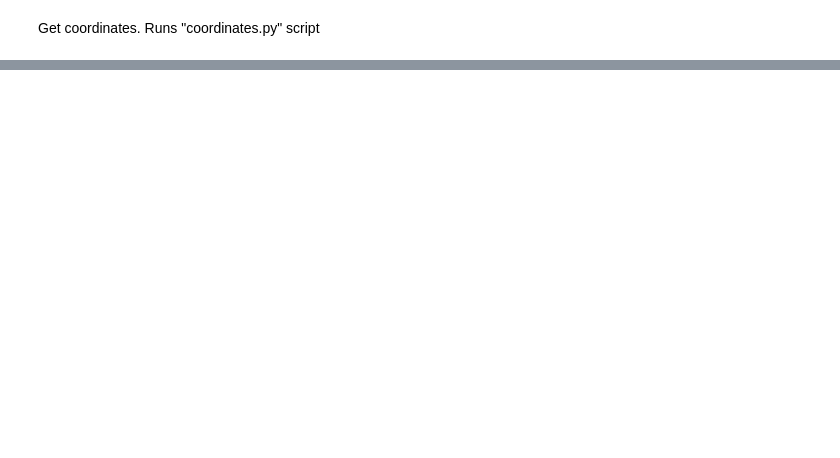
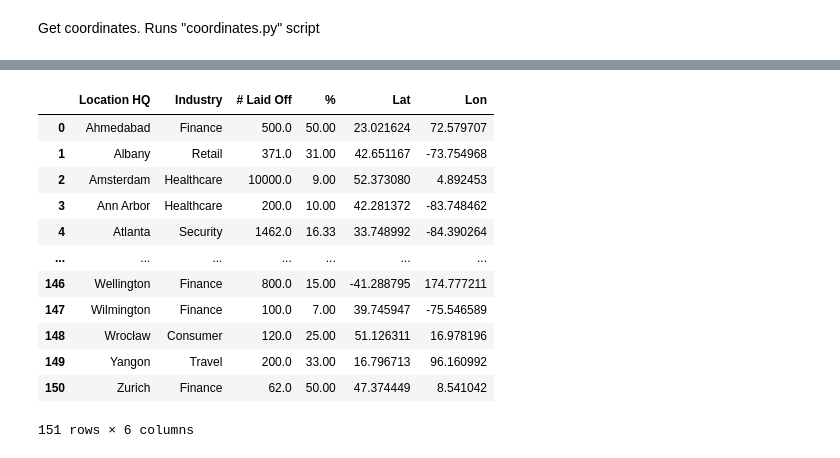
Before and after one commit to MIT-Emerging-Talent/2024-group-02-cdsp, a Jupyter notebook: data_analysis/map.ipynb, the cells around one changed output, grey strips where cells are left out. Saved outputs shown, nothing was run; the diff lists cells and outputs as text; code cells hidden in the pictures; blank space fills up the shorter version.

```diff
--- a/data_analysis/map.ipynb
+++ b/data_analysis/map.ipynb
@@ -48,0 +67,20 @@ p_fig.show()
+# %%
+max_index_n = ind_grouped_data.groupby("Location HQ")["# Laid Off"].transform(lambda x : x.max()) == ind_grouped_data["# Laid Off"]
+n_max_ind_lay_data = ind_grouped_data[max_index_n].reset_index(drop=True)
+n_max_ind_lay_data["%"]=n_max_ind_lay_data["%"].round(2)
+#Numeric maximum layoff by industry and location
+n_max_ind_lay_data
+# %% [output]
+|  | Location HQ | Industry | # Laid Off | % | Lat | Lon |
+| 0 | Ahmedabad | Finance | 500.0 | 50.00 | 23.021624 | 72.579707 |
+| 1 | Albany | Retail | 371.0 | 31.00 | 42.651167 | -73.754968 |
+| 2 | Amsterdam | Healthcare | 10000.0 | 9.00 | 52.373080 | 4.892453 |
+| 3 | Ann Arbor | Healthcare | 200.0 | 10.00 | 42.281372 | -83.748462 |
+| 4 | Atlanta | Security | 1462.0 | 16.33 | 33.748992 | -84.390264 |
+| ... | ... | ... | ... | ... | ... | ... |
+| 146 | Wellington | Finance | 800.0 | 15.00 | -41.288795 | 174.777211 |
+| 147 | Wilmington | Finance | 100.0 | 7.00 | 39.745947 | -75.546589 |
+| 148 | Wrocław | Consumer | 120.0 | 25.00 | 51.126311 | 16.978196 |
+| 149 | Yangon | Travel | 200.0 | 33.00 | 16.796713 | 96.160992 |
+| 150 | Zurich | Finance | 62.0 | 50.00 | 47.374449 | 8.541042 |
+151 rows × 6 columns
```
Also changed, not shown: parts of 3 cells of this notebook, 1 other file.
